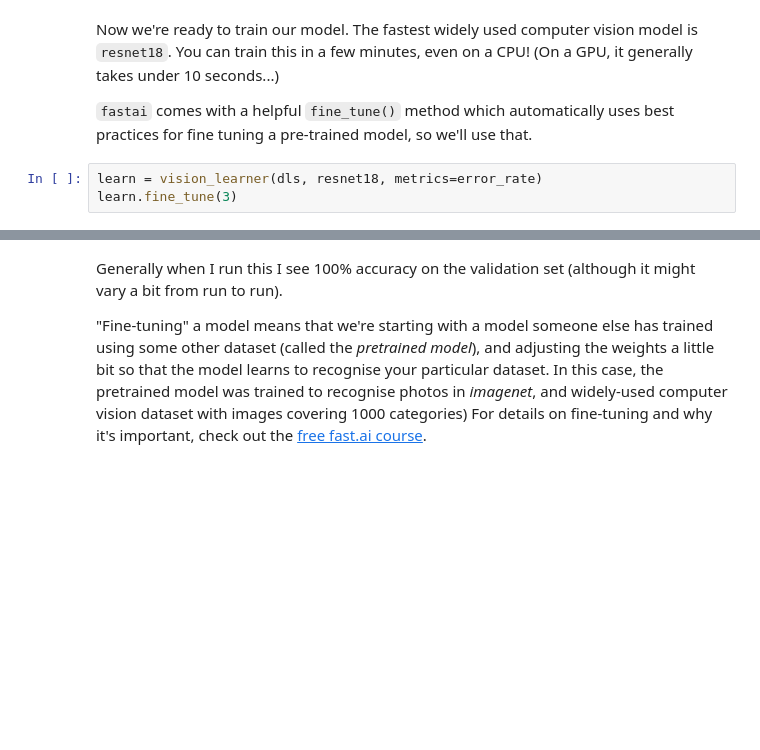
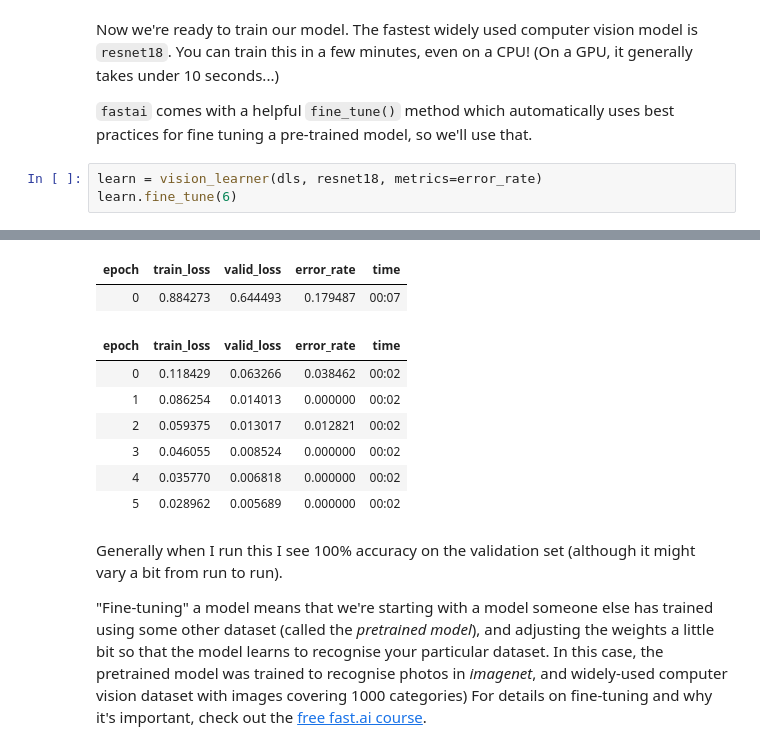
Before and after one commit to FerranC96/course22, a Jupyter notebook: 00-is-it-a-bird-creating-a-model-from-your-own-data.ipynb, the cells around one changed output, grey strips where cells are left out. Drawn from its saved outputs; the diff is of its cells as text; blank space fills up the shorter version.

```diff
--- a/00-is-it-a-bird-creating-a-model-from-your-own-data.ipynb
+++ b/00-is-it-a-bird-creating-a-model-from-your-own-data.ipynb
@@ -176,4 +172,5 @@ Now we're ready to train our model. The fastest widely used computer vision mode
 `fastai` comes with a helpful `fine_tune()` method which automatically uses best practices for fine tuning a pre-trained model, so we'll use that.
 # %%
 learn = vision_learner(dls, resnet18, metrics=error_rate)
-learn.fine_tune(3)
+learn.fine_tune(6)
+# %% [output]
@@ -180,3 +178,12 @@ learn.fine_tune(3)
+| epoch | train_loss | valid_loss | error_rate | time |
+| 0 | 0.884273 | 0.644493 | 0.179487 | 00:07 |
+| epoch | train_loss | valid_loss | error_rate | time |
+| 0 | 0.118429 | 0.063266 | 0.038462 | 00:02 |
+| 1 | 0.086254 | 0.014013 | 0.000000 | 00:02 |
+| 2 | 0.059375 | 0.013017 | 0.012821 | 00:02 |
+| 3 | 0.046055 | 0.008524 | 0.000000 | 00:02 |
+| 4 | 0.035770 | 0.006818 | 0.000000 | 00:02 |
+| 5 | 0.028962 | 0.005689 | 0.000000 | 00:02 |
 # %% [markdown]
 Generally when I run this I see 100% accuracy on the validation set (although it might vary a bit from run to run).
 
```
Also changed, not shown: parts of 10 cells of this notebook.
